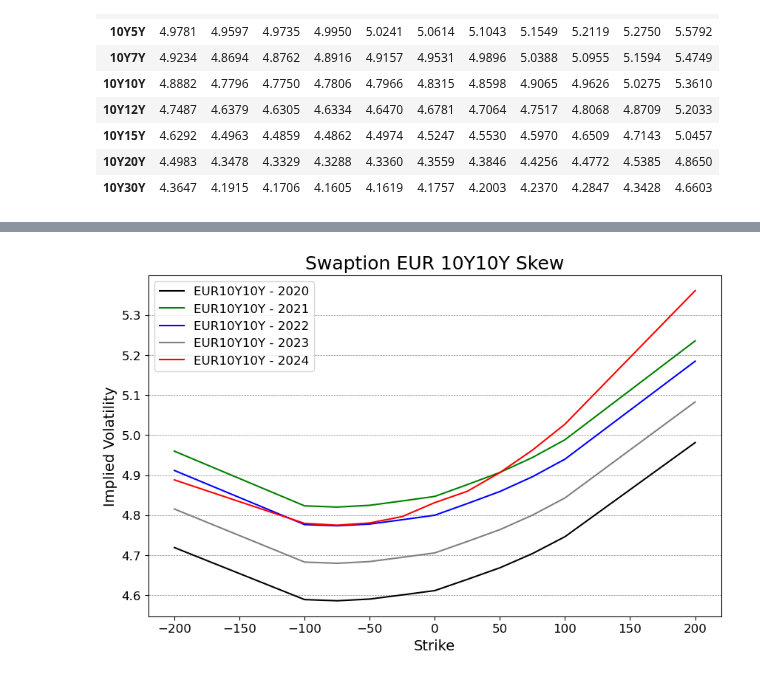
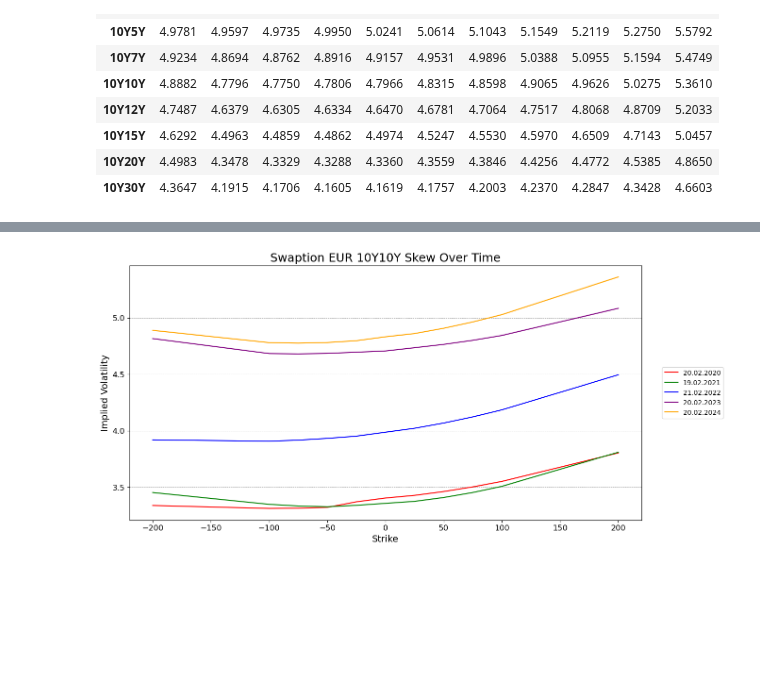
Before and after one commit to NannaOhrt/master_thesis, a Jupyter notebook: main/code/smile_10Y10Y.ipynb, the cells around one changed output, grey strips where cells are left out. Saved outputs shown, nothing was run; the diff lists cells and outputs as text; code cells hidden in the pictures; blank space fills up the shorter version.

```diff
--- a/main/code/smile_10Y10Y.ipynb
+++ b/main/code/smile_10Y10Y.ipynb
@@ -64,11 +64,11 @@ df_OTM_2024
 OTM_2022 = """
 -200 -100 -75 -50 -25 ATM 25 50 75 100 200
 
-10Y10Y 4,8155 4,6829 4,6799 4,6842 4,6948 4,7058 4,7344 4,7639 4,8001 4,8432 5,0831
+10Y10Y 3,91893 3,9069 3,91609 3,93187 3,95162 3,98607 4,02083 4,0675 4,12201 4,18395 4,49473
 """
 OTM_2022 = OTM_2022.replace(",", ".")
 OTM_2022_io = StringIO(OTM_2022)
-df_OTM_2022 = pd.read_csv(OTM_2022_io, sep=" ")*1.02
+df_OTM_2022 = pd.read_csv(OTM_2022_io, sep=" ")
 df_OTM_2022
 # %% [output]
 |  | -200 | -100 | -75 | -50 | -25 | ATM | 25 | 50 | 75 | 100 | 200 |
@@ -77,11 +77,11 @@ df_OTM_2022
 OTM_2021 = """
 -200 -100 -75 -50 -25 ATM 25 50 75 100 200
 
-10Y10Y 4,8155 4,6829 4,6799 4,6842 4,6948 4,7058 4,7344 4,7639 4,8001 4,8432 5,0831
+10Y10Y 3,45227 3,34758 3,33288 3,3257 3,33867 3,35634 3,37401 3,40785 3,4524 3,50712 3,80893
 """
 OTM_2021 = OTM_2021.replace(",", ".")
 OTM_2021_io = StringIO(OTM_2021)
-df_OTM_2021 = pd.read_csv(OTM_2021_io, sep=" ")*1.03
+df_OTM_2021 = pd.read_csv(OTM_2021_io, sep=" ")
 df_OTM_2021
 # %% [output]
 |  | -200 | -100 | -75 | -50 | -25 | ATM | 25 | 50 | 75 | 100 | 200 |
@@ -90,11 +90,11 @@ df_OTM_2021
 OTM_2020 = """
 -200 -100 -75 -50 -25 ATM 25 50 75 100 200
 
-10Y10Y 4,8155 4,6829 4,6799 4,6842 4,6948 4,7058 4,7344 4,7639 4,8001 4,8432 5,0831
+10Y10Y 3,3371 3,31115 3,31318 3,32054 3,36984 3,40338 3,42692 3,46104 3,50225 3,55035 3,80273
 """
 OTM_2020 = OTM_2020.replace(",", ".")
 OTM_2020_io = StringIO(OTM_2020)
-df_OTM_2020 = pd.read_csv(OTM_2020_io, sep=" ")*0.98
+df_OTM_2020 = pd.read_csv(OTM_2020_io, sep=" ")
 df_OTM_2020
 # %% [output]
 |  | -200 | -100 | -75 | -50 | -25 | ATM | 25 | 50 | 75 | 100 | 200 |
@@ -102,35 +102,36 @@ df_OTM_2020
 # %%
 # Extract the '10Y10Y' row from the original dataframe
 ten_y_ten_y_2023 = df_OTM_2023.loc['10Y10Y']
 ten_y_ten_y_2024 = df_OTM_2024.loc['10Y10Y']
 ten_y_ten_y_2022 = df_OTM_2022.loc['10Y10Y']
 ten_y_ten_y_2021 = df_OTM_2021.loc['10Y10Y']
 ten_y_ten_y_2020 = df_OTM_2020.loc['10Y10Y']
 
 # Convert indices to integer deltas (spread measure in bps)
 OTM_10Y10Y_2023 = ten_y_ten_y_2023.index.str.replace('ATM', '0').astype(int)
 OTM_10Y10Y_2024 = ten_y_ten_y_2024.index.str.replace('ATM', '0').astype(int)
 OTM_10Y10Y_2022 = ten_y_ten_y_2022.index.str.replace('ATM', '0').astype(int)
 OTM_10Y10Y_2021 = ten_y_ten_y_2021.index.str.replace('ATM', '0').astype(int)
 OTM_10Y10Y_2020 = ten_y_ten_y_2020.index.str.replace('ATM', '0').astype(int)
 
-plt.figure(figsize=(10, 6))
-plt.plot(OTM_10Y10Y_2020, ten_y_ten_y_2020.values, color='black', label='EUR10Y10Y - 2020')
-plt.plot(OTM_10Y10Y_2021, ten_y_ten_y_2021.values, color='green', label='EUR10Y10Y - 2021')
-plt.plot(OTM_10Y10Y_2022, ten_y_ten_y_2022.values, color='blue', label='EUR10Y10Y - 2022')
-plt.plot(OTM_10Y10Y_2023, ten_y_ten_y_2023.values, color='grey', label='EUR10Y10Y - 2023')
-plt.plot(OTM_10Y10Y_2024, ten_y_ten_y_2024.values, color='red',  label='EUR10Y10Y - 2024')
-plt.title('Swaption EUR 10Y10Y Skew', fontsize=18)
+plt.figure(figsize=(14, 7))
+plt.plot(OTM_10Y10Y_2020, ten_y_ten_y_2020.values, color='red', label='20.02.2020')
+plt.plot(OTM_10Y10Y_2021, ten_y_ten_y_2021.values, color='green', label='19.02.2021')
+plt.plot(OTM_10Y10Y_2022, ten_y_ten_y_2022.values, color='blue', label='21.02.2022')
+plt.plot(OTM_10Y10Y_2023, ten_y_ten_y_2023.values, color='purple', label='20.02.2023')
+plt.plot(OTM_10Y10Y_2024, ten_y_ten_y_2024.values, color='orange',  label='20.02.2024')
+plt.title('Swaption EUR 10Y10Y Skew Over Time', fontsize=18)
 plt.xlabel('Strike', fontsize=14)
 plt.ylabel('Implied Volatility', fontsize=14)
 plt.xticks(fontsize=12)
 plt.yticks(fontsize=12)
 plt.grid(axis='y', color='gray', linestyle='--', linewidth=0.5)
 plt.legend(fontsize=12)
+plt.legend(loc='center', bbox_to_anchor=(0.85, 0., 0.5, 1.))
 plt.savefig("/Users/nannaingemannohrt/Desktop/master_thesis/main/plots/10Y10Y_4_smiles.png")  # Save as PNG
 
 # Display the plot
 plt.show()
 plt.close()
 # %% [output]
-[figure, old version]
+[figure, new version]
```
Also changed, not shown: parts of 3 cells of this notebook, 8 other files.
